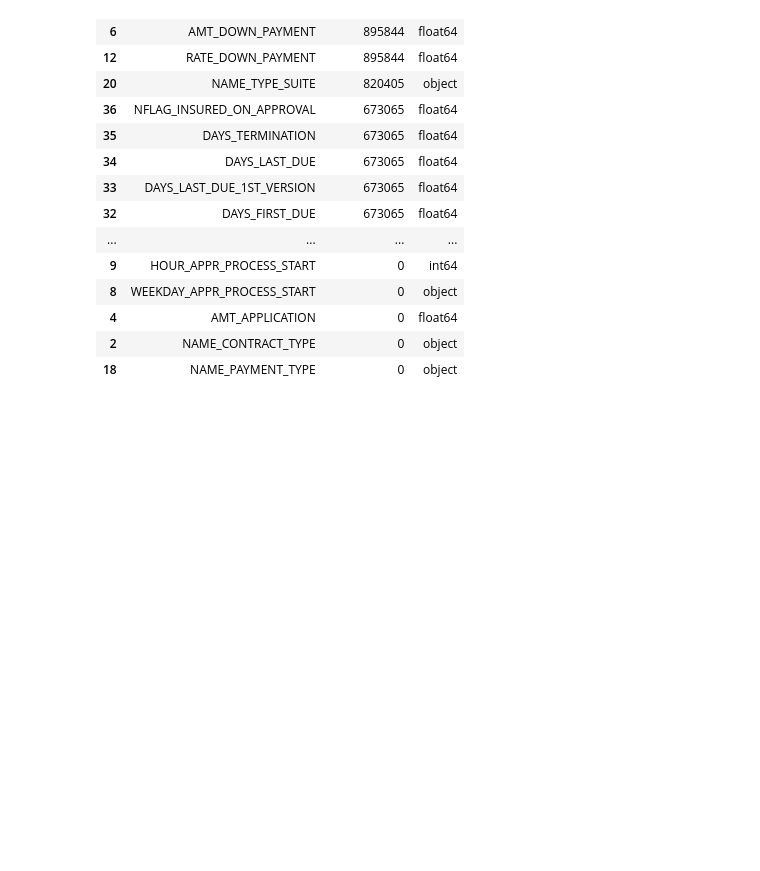
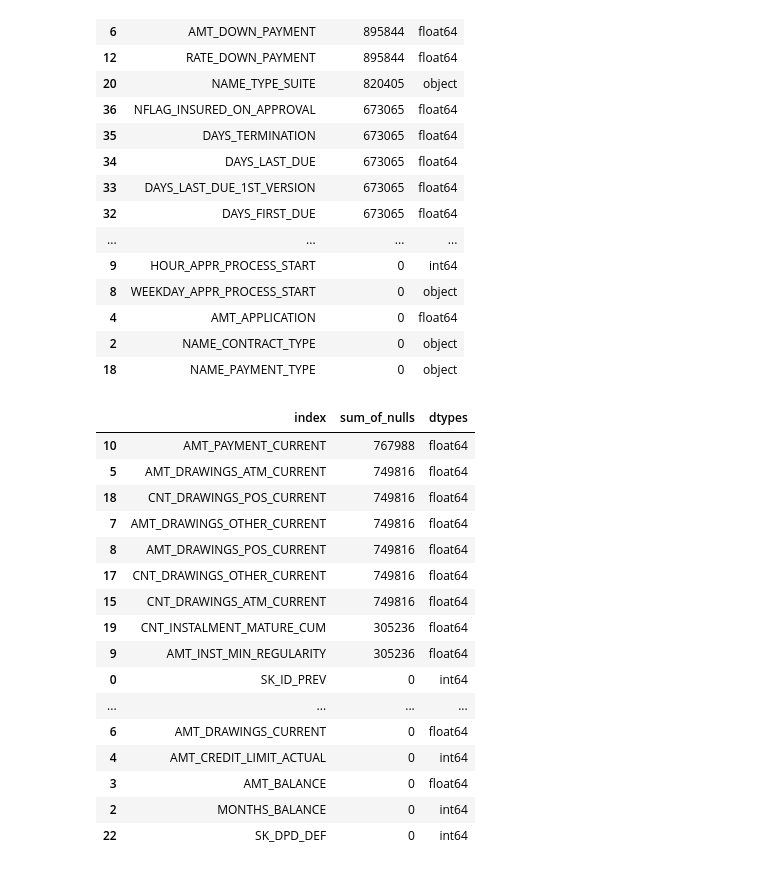
Before and after one commit to BillyGareth/Home-credit-default-risk-EDA-Modeling, a Jupyter notebook: Home Credit - EDA & Modeling.ipynb, the cells around one changed output. Drawn from its saved outputs; the diff is of its cells as text; code cells hidden in the pictures; blank space fills up the shorter version.

Commit message:
concat_credit_card_balance

```diff
--- a/Home Credit - EDA & Modeling.ipynb
+++ b/Home Credit - EDA & Modeling.ipynb
@@ -225,3 +225,27 @@ concat_previous_application.sort_values('sum_of_nulls', ascending = False)
 | 4 | AMT_APPLICATION | 0 | float64 |
 | 2 | NAME_CONTRACT_TYPE | 0 | object |
 | 18 | NAME_PAYMENT_TYPE | 0 | object |
+# %%
+concat_credit_card_balance = pd.concat([credit_card_balance.isnull().sum().reset_index(name ='sum_of_nulls'),
+                                        credit_card_balance.dtypes.reset_index(name="dtypes")],
+                                        axis=1).T.drop_duplicates().T
+
+concat_credit_card_balance.sort_values('sum_of_nulls', ascending = False)
+# %% [output]
+|  | index | sum_of_nulls | dtypes |
+| 10 | AMT_PAYMENT_CURRENT | 767988 | float64 |
+| 5 | AMT_DRAWINGS_ATM_CURRENT | 749816 | float64 |
+| 18 | CNT_DRAWINGS_POS_CURRENT | 749816 | float64 |
+| 7 | AMT_DRAWINGS_OTHER_CURRENT | 749816 | float64 |
+| 8 | AMT_DRAWINGS_POS_CURRENT | 749816 | float64 |
+| 17 | CNT_DRAWINGS_OTHER_CURRENT | 749816 | float64 |
+| 15 | CNT_DRAWINGS_ATM_CURRENT | 749816 | float64 |
+| 19 | CNT_INSTALMENT_MATURE_CUM | 305236 | float64 |
+| 9 | AMT_INST_MIN_REGULARITY | 305236 | float64 |
+| 0 | SK_ID_PREV | 0 | int64 |
+| ... | ... | ... | ... |
+| 6 | AMT_DRAWINGS_CURRENT | 0 | float64 |
+| 4 | AMT_CREDIT_LIMIT_ACTUAL | 0 | int64 |
+| 3 | AMT_BALANCE | 0 | float64 |
+| 2 | MONTHS_BALANCE | 0 | int64 |
+| 22 | SK_DPD_DEF | 0 | int64 |
```
